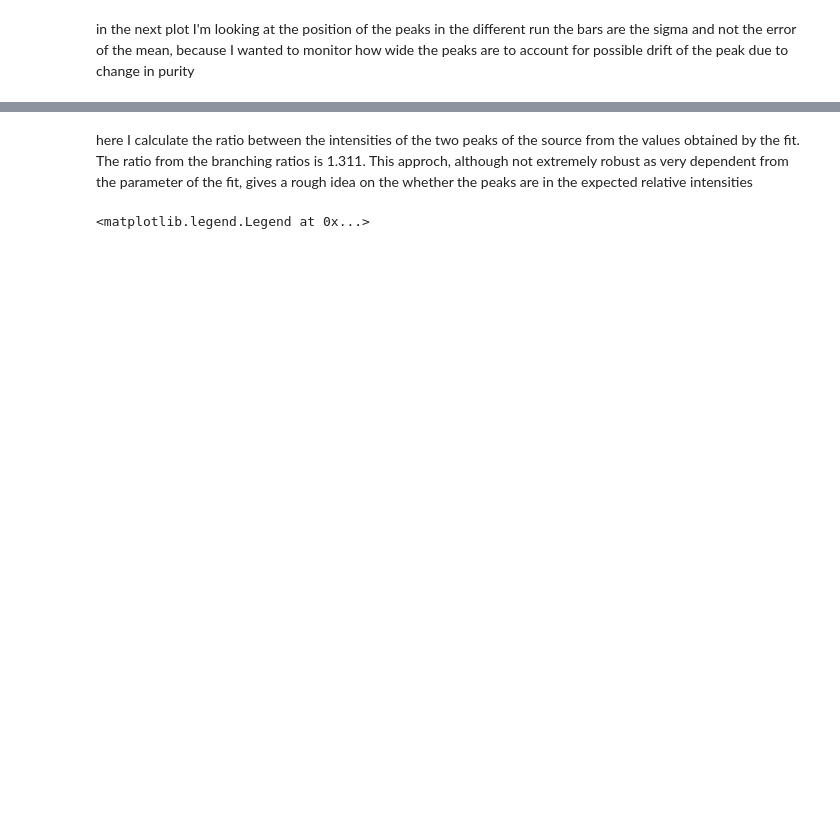
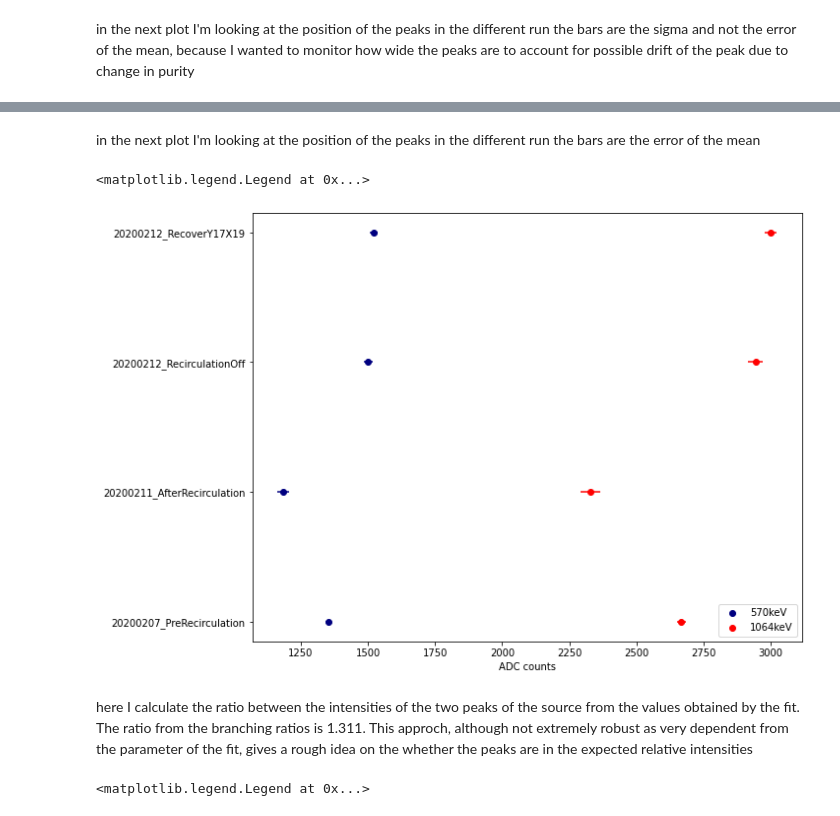
Before and after one commit to jdalmasson88/LXe_notebooks, a Jupyter notebook: spectrum_study.ipynb, the cells around one changed output, grey strips where cells are left out. Saved outputs shown, nothing was run; the diff lists cells and outputs as text; code cells hidden in the pictures; blank space fills up the shorter version.

```diff
--- a/spectrum_study.ipynb
+++ b/spectrum_study.ipynb
@@ -123,3 +115,23 @@ plt.legend(loc='lower right')
+# %% [markdown]
+in the next plot I'm looking at the position of the peaks in the different run the bars are the error of the mean
+# %%
+y_value = range(1,len(folder_list)+1)
+error_first = np.hypot(np.sqrt(fit_parameters['sigma_first']/fit_parameters['ampl_first']),\
+                       fit_parameters_error['position_first'])
+error_second = np.hypot(np.sqrt(fit_parameters['sigma_second']/fit_parameters['ampl_second']),\
+                       fit_parameters_error['position_second'])
+plt.hlines(y=y_value, xmin=fit_parameters['position_first'] - error_first,\
+           xmax=fit_parameters['position_first'] + error_first, color='navy')
+plt.hlines(y=y_value, xmin=fit_parameters['position_second'] - error_second,\
+           xmax=fit_parameters['position_second'] + error_second, color='red')
+plt.scatter(fit_parameters['position_first'], y_value, color='navy', label='570keV')
+plt.scatter(fit_parameters['position_second'], y_value, color='red', label='1064keV')
+plt.yticks(y_value, folder_list)
+plt.xlabel('ADC counts')
+plt.legend(loc='lower right')
+# %% [output]
+<matplotlib.legend.Legend at 0x...>
+[figure, added]
 # %% [markdown]
 here I calculate the ratio between the intensities of the two peaks of the source from the values obtained by the fit. The ratio from the branching ratios is 1.311. This approch, although not extremely robust as very dependent from the parameter of the fit, gives a rough idea on the whether the peaks are in the expected relative intensities
 # %%
```
Also changed, not shown: parts of 9 cells of this notebook, 1 other file.
